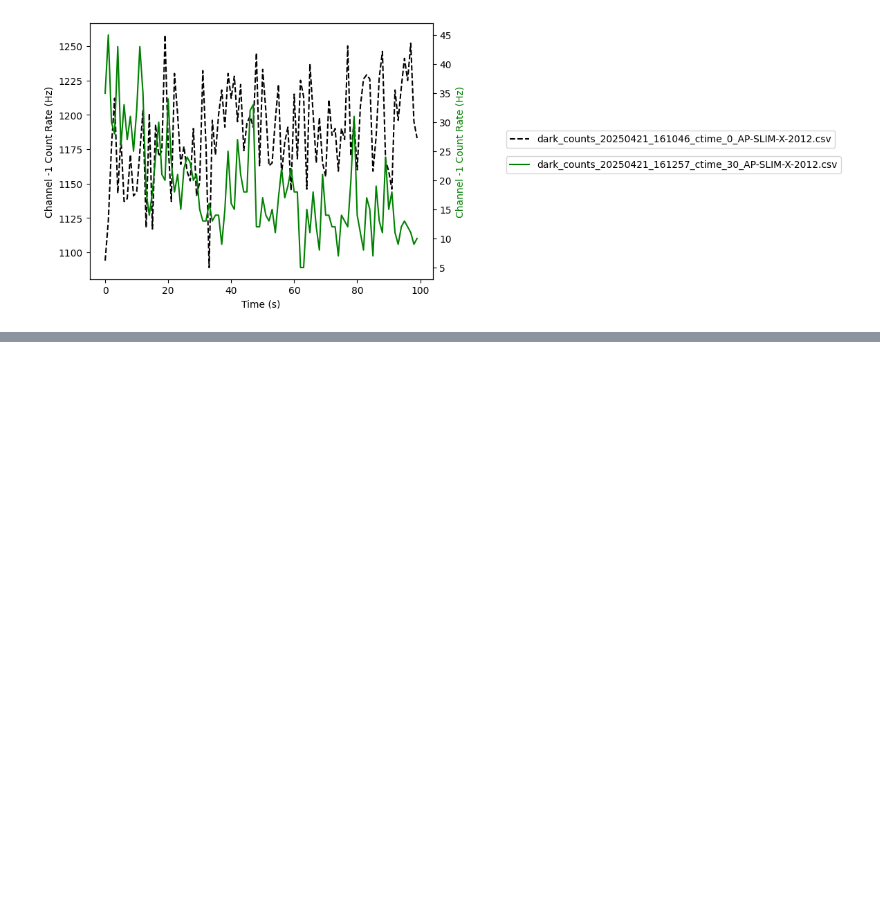
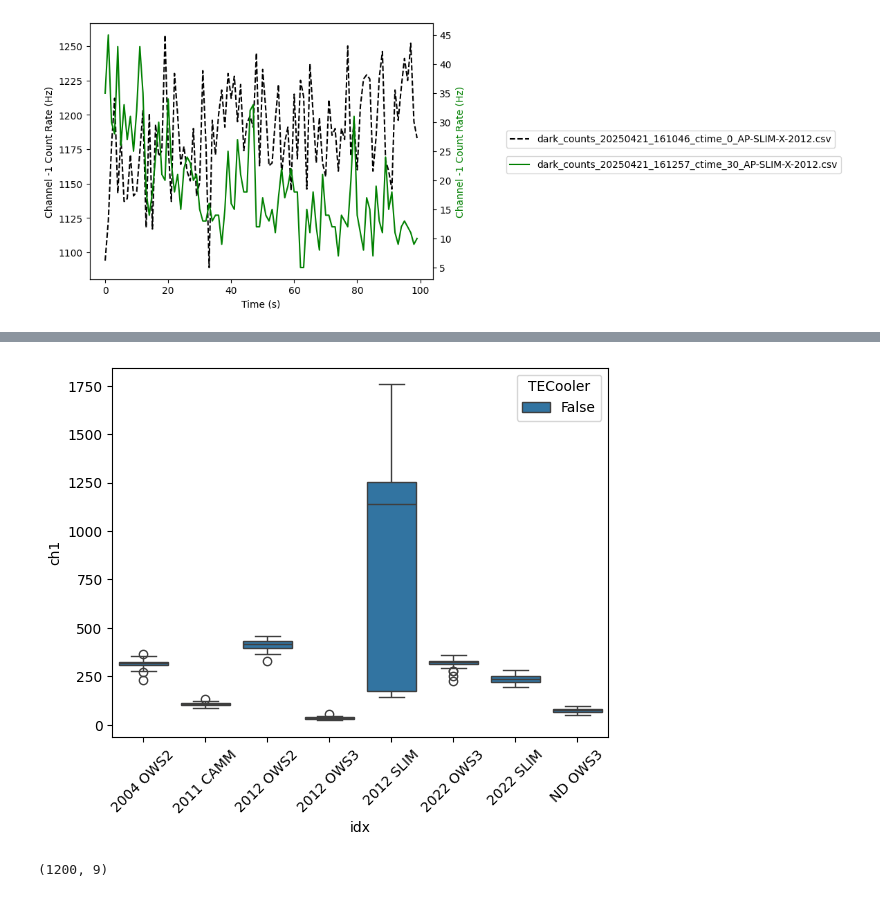
Before and after one commit to JenuC/timetagger-scripts, a Jupyter notebook: plot_time_trace.ipynb, the cells around one changed output, grey strips where cells are left out. Drawn from its saved outputs; the diff is of its cells as text; code cells hidden in the pictures; blank space fills up the shorter version.

```diff
--- a/plot_time_trace.ipynb
+++ b/plot_time_trace.ipynb
@@ -601,0 +826,9 @@ dark_counts_20250421_161046_ctime_0_AP-SLIM-X-2012.csv (100, 3)
+# %%
+sns.boxplot(x='idx',y='ch1',data=df.loc[~df.TECooler],hue='TECooler')
+plt.xticks(rotation=45);
+# %% [output]
+[figure, added]
+# %%
+df.shape
+# %% [output]
+(1200, 9)
```
Also changed, not shown: parts of 34 cells of this notebook, 1 other file.
